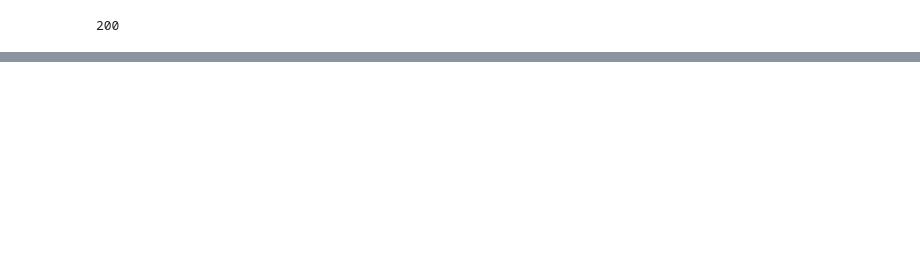
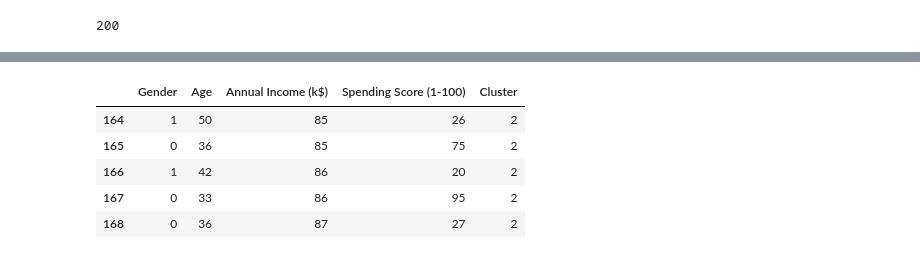
Before and after one commit to arfan64shah/Data_Science, a Jupyter notebook: K_Means/Customers_KMeans.ipynb, the cells around one changed output, grey strips where cells are left out. Cells and saved outputs as stored; diff of their text form; code cells hidden in the pictures; blank space fills up the shorter version.

```diff
--- a/K_Means/Customers_KMeans.ipynb
+++ b/K_Means/Customers_KMeans.ipynb
@@ -145,2 +172,15 @@ dataset.head()
+# %%
+# new dataframes while including clusters
+df1 = dataset[dataset.Cluster == 0]
+df2 = dataset[dataset.Cluster == 1]
+df3 = dataset[dataset.Cluster == 2]
+df3.head()
+# %% [output]
+|  | Gender | Age | Annual Income (k$) | Spending Score (1-100) | Cluster |
+| 164 | 1 | 50 | 85 | 26 | 2 |
+| 165 | 0 | 36 | 85 | 75 | 2 |
+| 166 | 1 | 42 | 86 | 20 | 2 |
+| 167 | 0 | 33 | 86 | 95 | 2 |
+| 168 | 0 | 36 | 87 | 27 | 2 |
 # %%
 # now plot for each cluster
```
Also changed, not shown: parts of 8 cells of this notebook.
